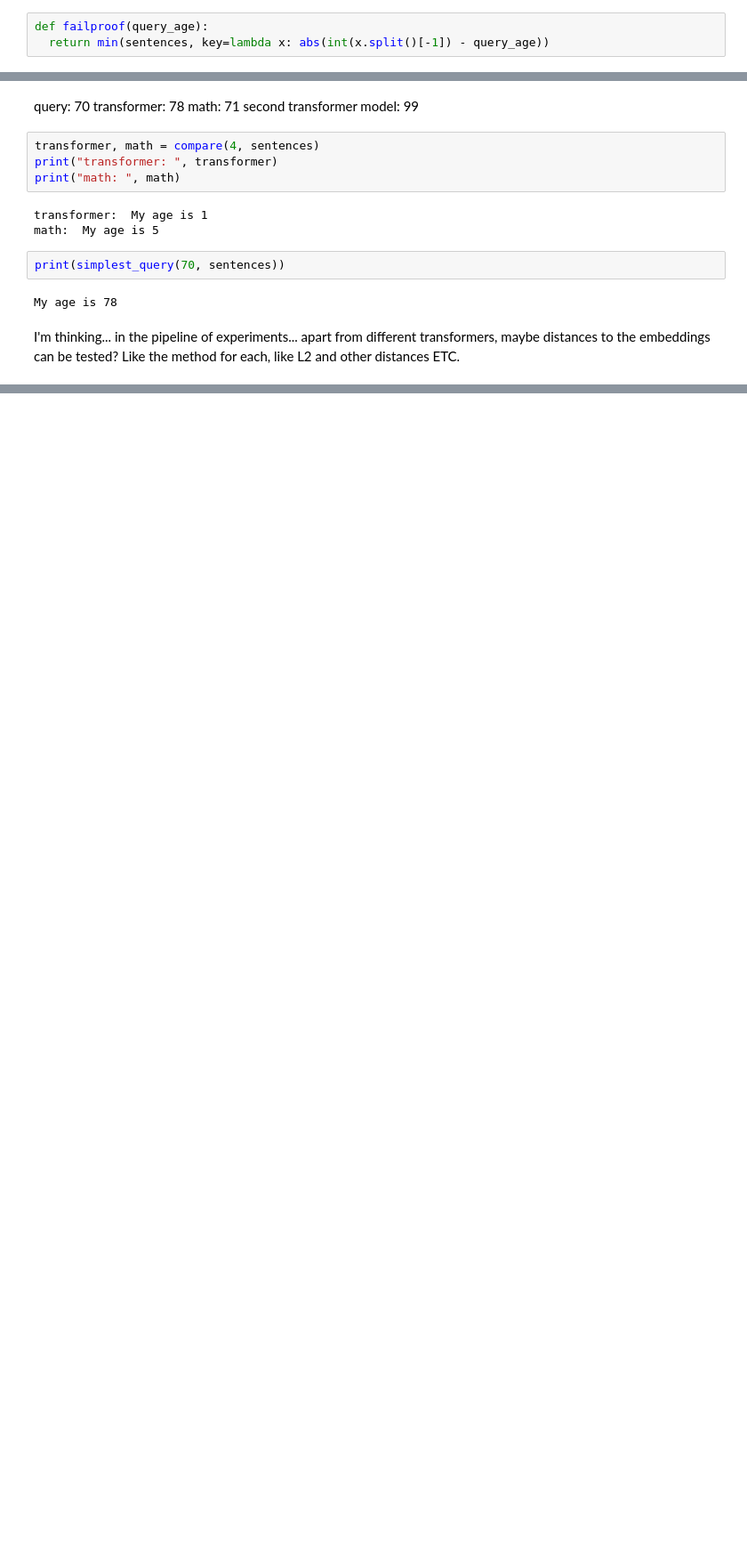
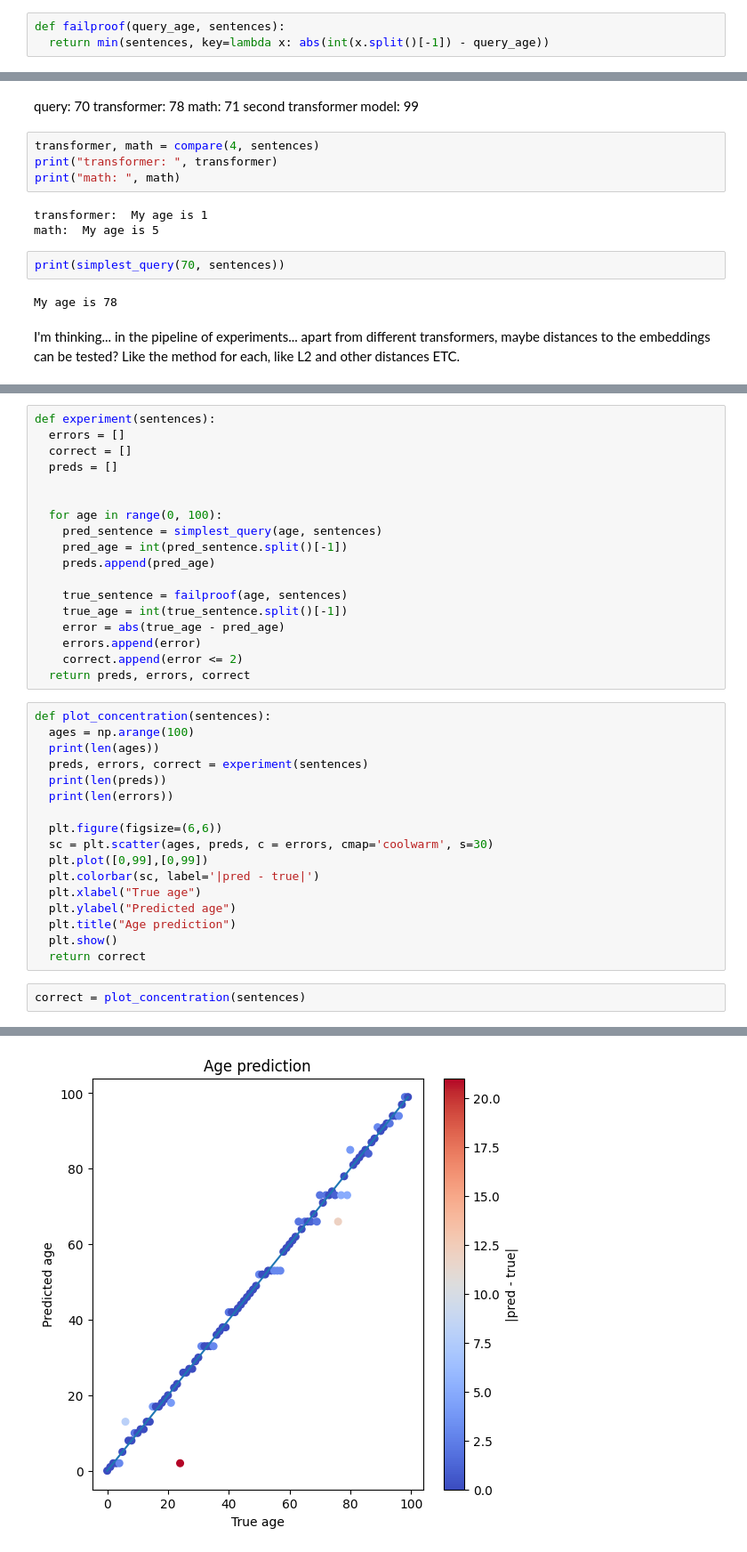
Before and after one commit to ricardoescu/NumberEncoding, a Jupyter notebook: main.ipynb, the cells around one changed output, grey strips where cells are left out. Shown: that part at 89% size. Drawn from its saved outputs; the diff is of its cells as text; blank space fills up the shorter version.

```diff
--- a/main.ipynb
+++ b/main.ipynb
@@ -68,7 +73,7 @@ embeddings = np.vstack(embeddings)
 index = faiss.IndexFlatL2(model.get_sentence_embedding_dimension())
 index.add(embeddings)"""
 # %%
-def failproof(query_age):
+def failproof(query_age, sentences):
   return min(sentences, key=lambda x: abs(int(x.split()[-1]) - query_age))
 # %%
 def simplest_query(age:int, sentences):
@@ -156,0 +239,38 @@ mpnet             9
+# %%
+def experiment(sentences):
+  errors = []
+  correct = []
+  preds = []
+
+
+  for age in range(0, 100):
+    pred_sentence = simplest_query(age, sentences)
+    pred_age = int(pred_sentence.split()[-1])
+    preds.append(pred_age)
+
+    true_sentence = failproof(age, sentences)
+    true_age = int(true_sentence.split()[-1])
+    error = abs(true_age - pred_age)
+    errors.append(error)
+    correct.append(error <= 2)
+  return preds, errors, correct
+# %%
+def plot_concentration(sentences):
+  ages = np.arange(100)
+  print(len(ages))
+  preds, errors, correct = experiment(sentences)
+  print(len(preds))
+  print(len(errors))
+
+  plt.figure(figsize=(6,6))
+  sc = plt.scatter(ages, preds, c = errors, cmap='coolwarm', s=30)
+  plt.plot([0,99],[0,99])
+  plt.colorbar(sc, label='|pred - true|')
+  plt.xlabel("True age")
+  plt.ylabel("Predicted age")
+  plt.title("Age prediction")
+  plt.show()
+  return correct
+# %%
+correct = plot_concentration(sentences)
+# %% [output]
@@ -156,0 +280 @@ mpnet             9
+[figure, added]
```
Also changed, not shown: parts of 13 cells of this notebook.
